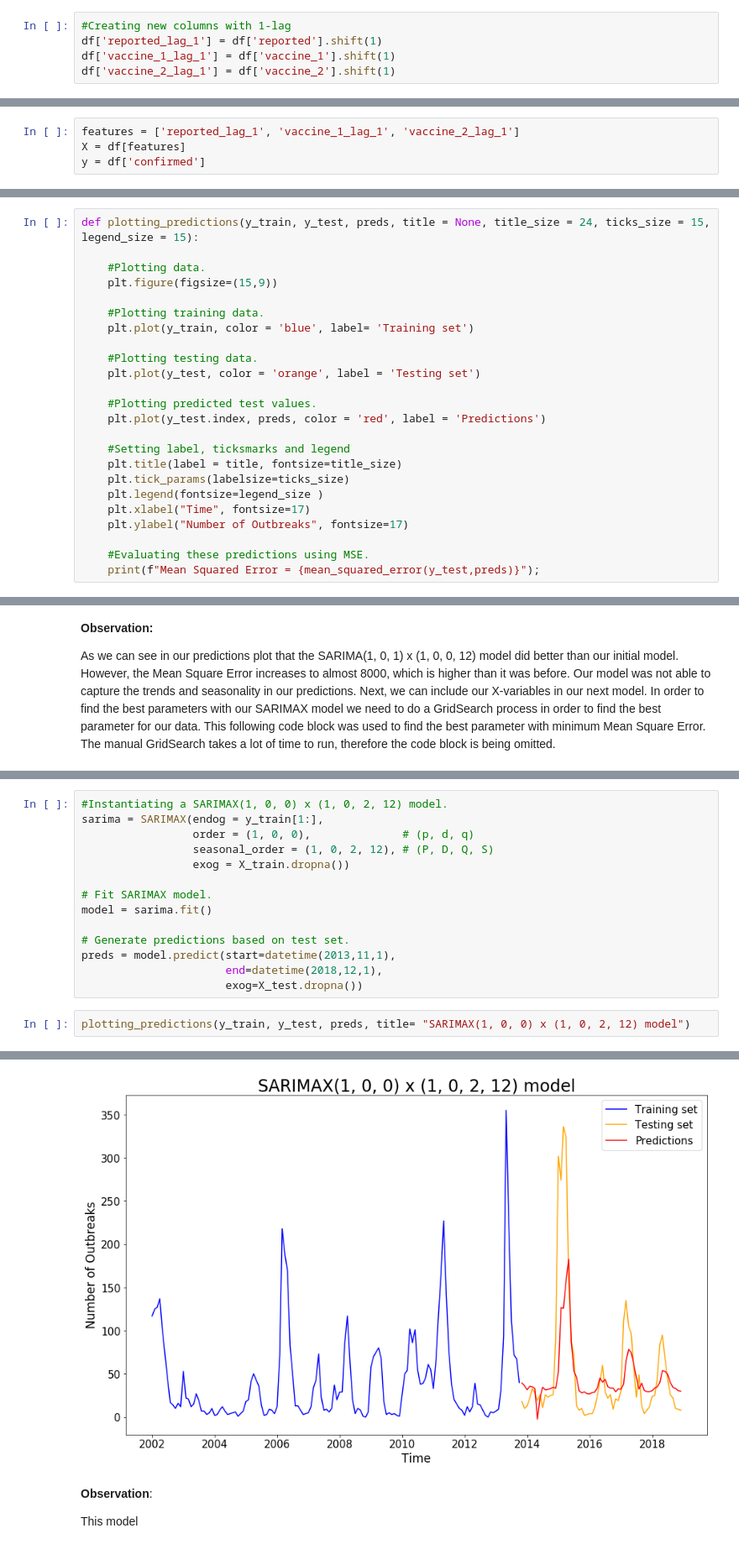
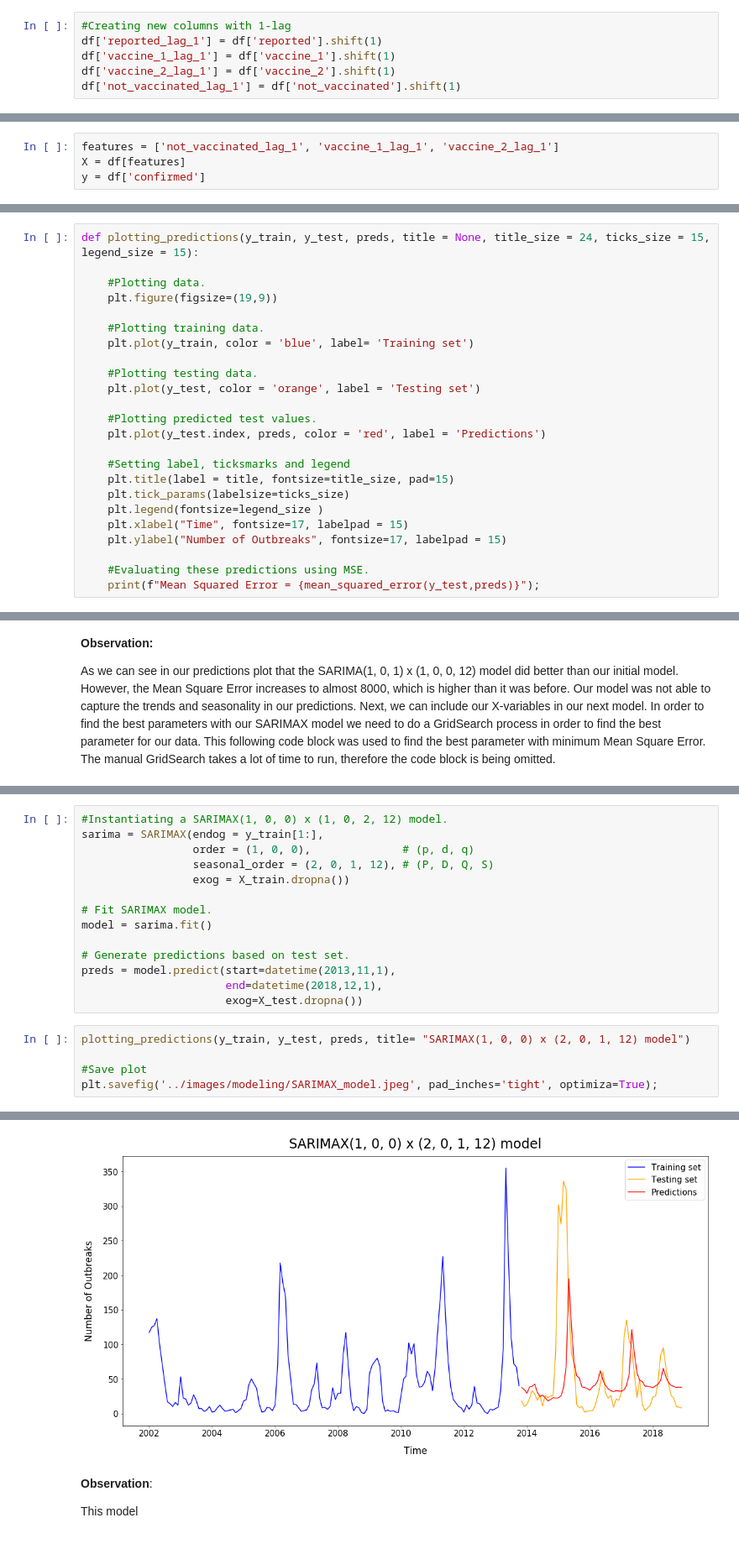
Before and after one commit to Preeya0225/capstone_project, a Jupyter notebook: code/3_modeling.ipynb, the cells around one changed output, grey strips where cells are left out. Shown at 84% size. Cells and saved outputs as stored; diff of their text form.

```diff
--- a/code/3_modeling.ipynb
+++ b/code/3_modeling.ipynb
@@ -470,3 +503,4 @@ Additionally, we can use our X-variables to forecast our y-variable. However, we
 df['reported_lag_1'] = df['reported'].shift(1)
 df['vaccine_1_lag_1'] = df['vaccine_1'].shift(1)
 df['vaccine_2_lag_1'] = df['vaccine_2'].shift(1)
+df['not_vaccinated_lag_1'] = df['not_vaccinated'].shift(1)
@@ -473,5 +517,5 @@ df['vaccine_2_lag_1'] = df['vaccine_2'].shift(1)
 # %%
-features = ['reported_lag_1', 'vaccine_1_lag_1', 'vaccine_2_lag_1']
+features = ['not_vaccinated_lag_1', 'vaccine_1_lag_1', 'vaccine_2_lag_1']
 X = df[features]
 y = df['confirmed']
 # %%
@@ -507,7 +551,7 @@ Function to plot predictions
 def plotting_predictions(y_train, y_test, preds, title = None, title_size = 24, ticks_size = 15, legend_size = 15):
 
     #Plotting data.
-    plt.figure(figsize=(15,9))
+    plt.figure(figsize=(19,9))
 
     #Plotting training data.
     plt.plot(y_train, color = 'blue', label= 'Training set')
@@ -519,11 +563,11 @@ def plotting_predictions(y_train, y_test, preds, title = None, title_size = 24,
     plt.plot(y_test.index, preds, color = 'red', label = 'Predictions')
 
     #Setting label, ticksmarks and legend
-    plt.title(label = title, fontsize=title_size)
+    plt.title(label = title, fontsize=title_size, pad=15)
     plt.tick_params(labelsize=ticks_size)
     plt.legend(fontsize=legend_size )
-    plt.xlabel("Time", fontsize=17)
-    plt.ylabel("Number of Outbreaks", fontsize=17)
+    plt.xlabel("Time", fontsize=17, labelpad = 15)
+    plt.ylabel("Number of Outbreaks", fontsize=17, labelpad = 15)
 
     #Evaluating these predictions using MSE.
     print(f"Mean Squared Error = {mean_squared_error(y_test,preds)}");
@@ -619,7 +666,7 @@ Our results from the manual Gridsearch resulted in a SARIMAX(1, 0, 0) x (1, 0, 2
 #Instantiating a SARIMAX(1, 0, 0) x (1, 0, 2, 12) model.
 sarima = SARIMAX(endog = y_train[1:],
                  order = (1, 0, 0),              # (p, d, q)
-                 seasonal_order = (1, 0, 2, 12), # (P, D, Q, S)
+                 seasonal_order = (2, 0, 1, 12), # (P, D, Q, S)
                  exog = X_train.dropna())
 
 # Fit SARIMAX model.
@@ -630,5 +677,8 @@ preds = model.predict(start=datetime(2013,11,1),
                       end=datetime(2018,12,1),
                       exog=X_test.dropna())
 # %%
-plotting_predictions(y_train, y_test, preds, title= "SARIMAX(1, 0, 0) x (1, 0, 2, 12) model")
+plotting_predictions(y_train, y_test, preds, title= "SARIMAX(1, 0, 0) x (2, 0, 1, 12) model")
+
+#Save plot
+plt.savefig('../images/modeling/SARIMAX_model.jpeg', pad_inches='tight', optimiza=True);
 # %% [output]
@@ -636,4 +686,4 @@ Mean Square Error = 3071.409258534331
-[figure, old version]
+[figure, new version]
 # %% [markdown]
 **Observation**:
 
```
Also changed, not shown: parts of 28 cells of this notebook, 28 other files.
